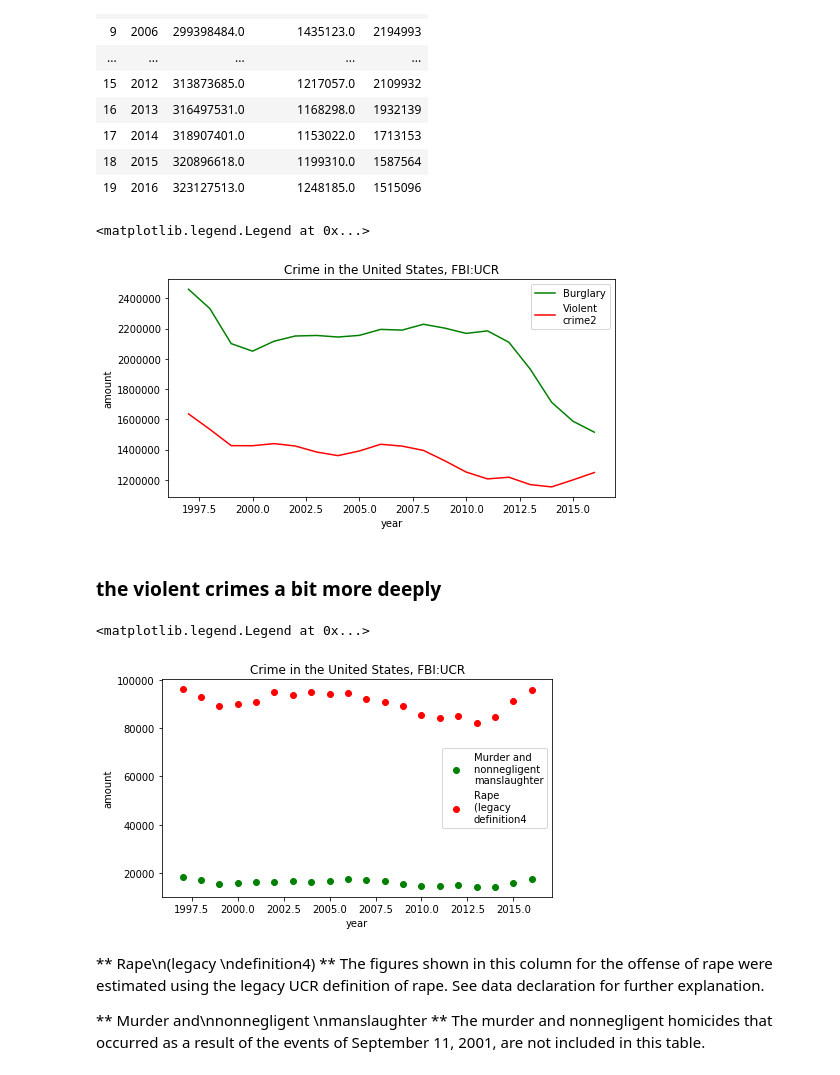
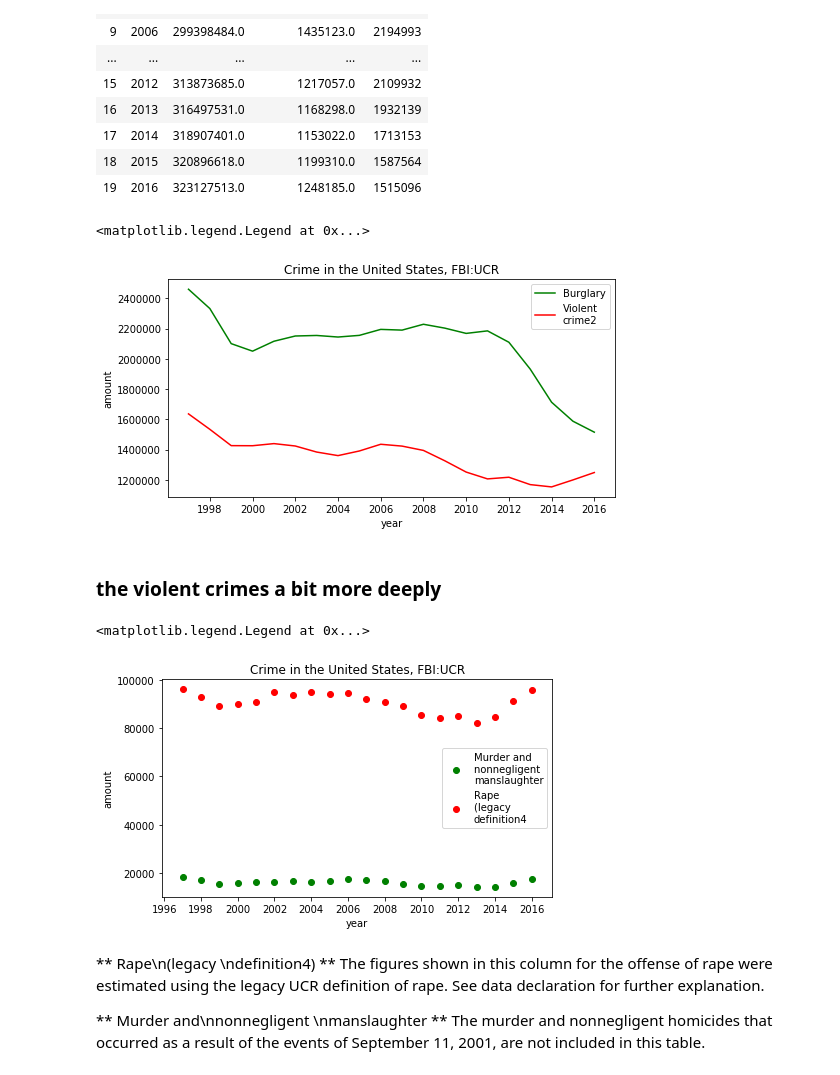
Before and after one commit to Basmatz/Spiced-bootcamp, a Jupyter notebook: Projects/USA_crime(1997–2016)- Visual Data Analysis.ipynb, the cells around one changed output. Cells and saved outputs as stored; diff of their text form; code cells hidden in the pictures.

```diff
--- a/Projects/USA_crime(1997–2016)- Visual Data Analysis.ipynb
+++ b/Projects/USA_crime(1997–2016)- Visual Data Analysis.ipynb
@@ -64,14 +65,18 @@ y2=crime['Violent\ncrime2']
 # %%
 plt.figure(figsize=(8,4))
 plt.plot(x,y , color= 'green')
 plt.plot(x,y2 , color= 'red')
+locator = matplotlib.ticker.MultipleLocator(2)
+plt.gca().xaxis.set_major_locator(locator)
+formatter = matplotlib.ticker.StrMethodFormatter("{x:.0f}")
+plt.gca().xaxis.set_major_formatter(formatter)
 plt.xlabel('year')
 plt.ylabel('amount')
 plt.title('Crime in the United States, FBI:UCR')
 plt.legend(['Burglary', 'Violent\ncrime2'])
 # %% [output]
 <matplotlib.legend.Legend at 0x...>
-[figure, old version]
+[figure, new version]
 # %% [markdown]
 ### the violent crimes a bit more deeply
 # %%
@@ -83,13 +88,17 @@ y2= df['Rape\n(legacy \ndefinition4)']
 plt.figure(figsize=(7,4))
 plt.scatter(x,y , color= 'green')
 plt.scatter(x,y2 , color= 'red')
+locator = matplotlib.ticker.MultipleLocator(2)
+plt.gca().xaxis.set_major_locator(locator)
+formatter = matplotlib.ticker.StrMethodFormatter("{x:.0f}")
+plt.gca().xaxis.set_major_formatter(formatter)
 plt.xlabel('year')
 plt.ylabel('amount')
 plt.title('Crime in the United States, FBI:UCR')
 plt.legend(['Murder and\nnonnegligent \nmanslaughter', 'Rape\n(legacy \ndefinition4'])
 # %% [output]
 <matplotlib.legend.Legend at 0x...>
-[figure, old version]
+[figure, new version]
 # %% [markdown]
  ** Rape\n(legacy \ndefinition4) ** The figures shown in this column for the offense of rape were estimated using the legacy UCR definition of rape. See data declaration for further explanation.
 
```
Also changed, not shown: parts of 1 cell of this notebook.
